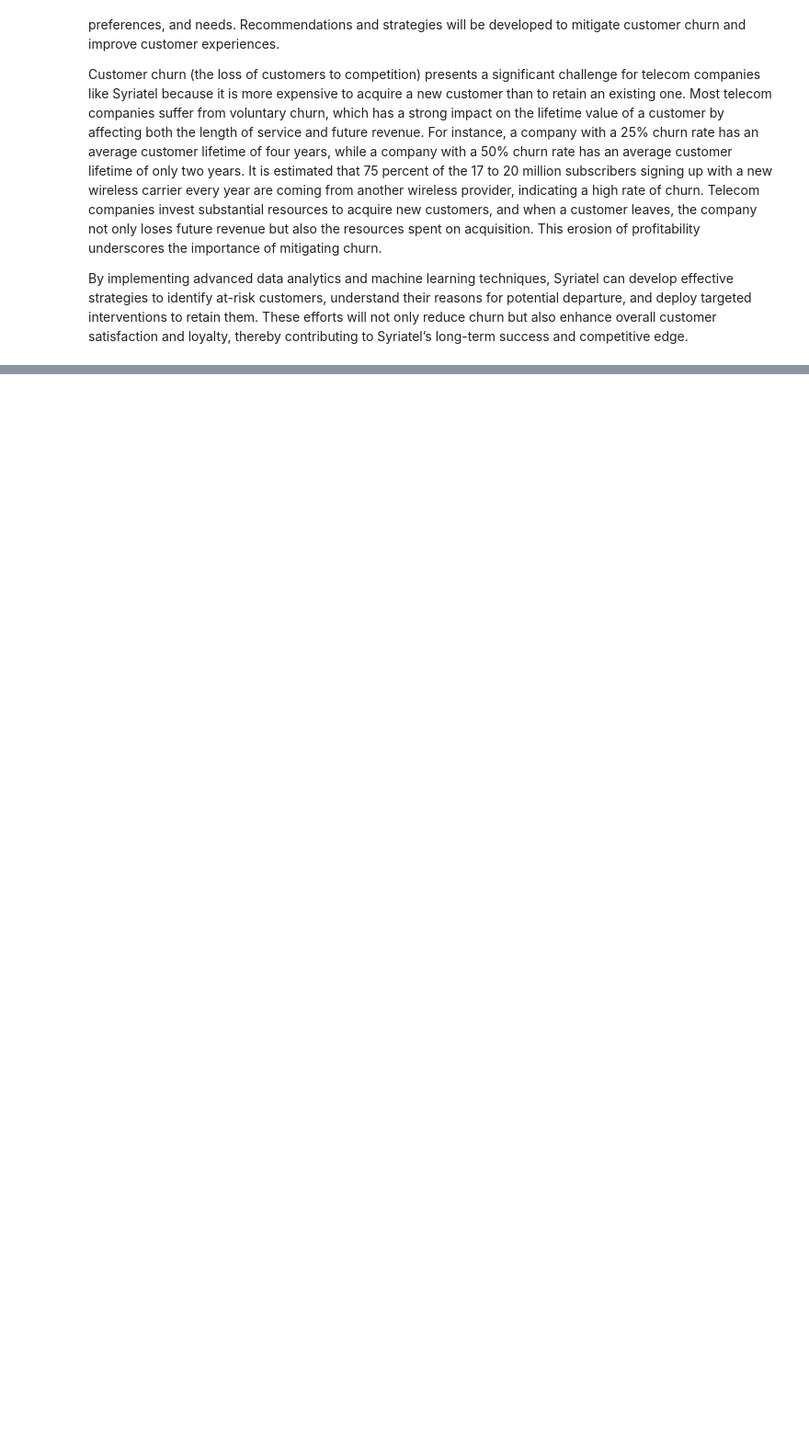
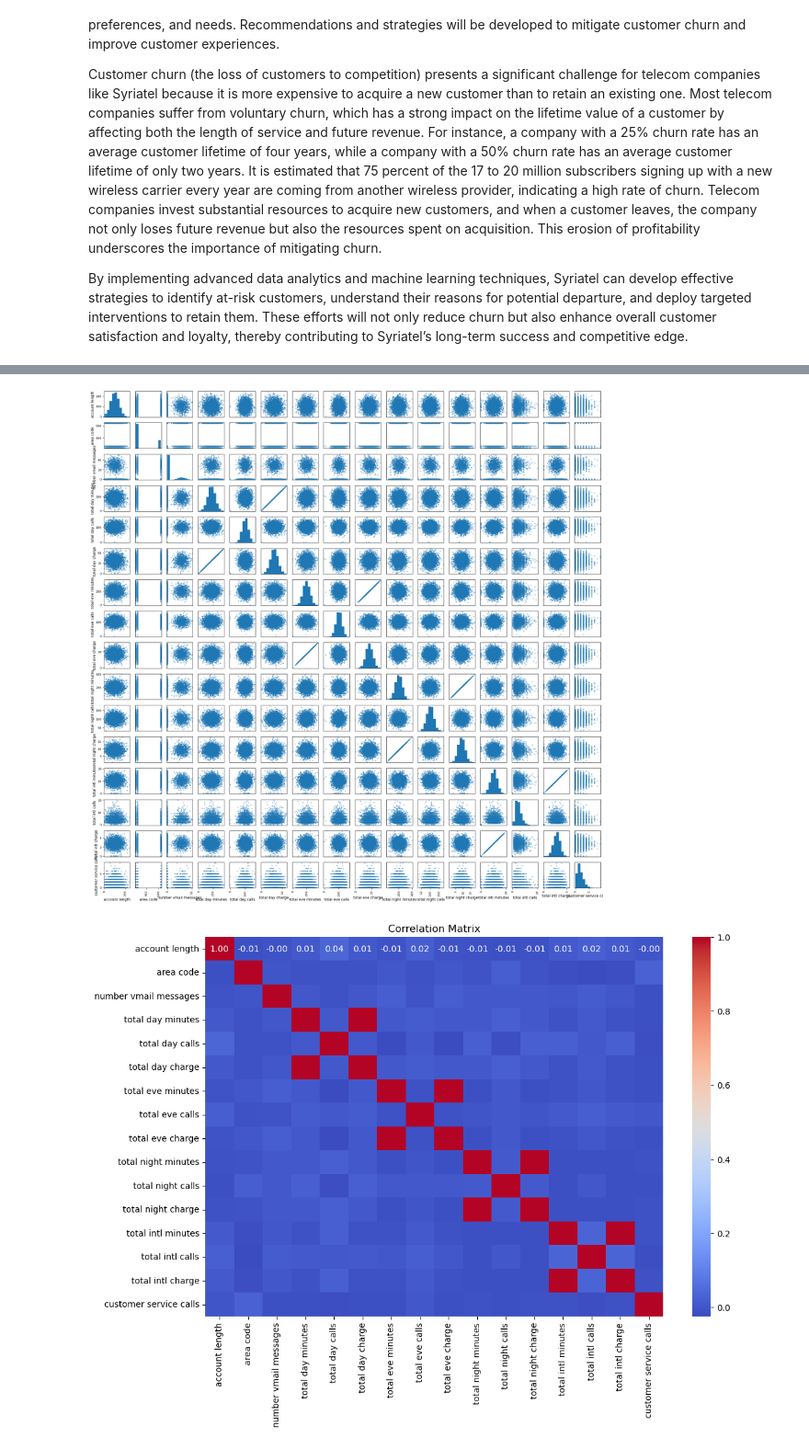
Before and after one commit to Iankip8/SyriatelCustomerChurn, a Jupyter notebook: SyriatelCustomerChurn.ipynb, the cells around one changed output, grey strips where cells are left out. Shown at 92% size. Saved outputs shown, nothing was run; the diff lists cells and outputs as text; code cells hidden in the pictures; blank space fills up the shorter version.

```diff
--- a/SyriatelCustomerChurn.ipynb
+++ b/SyriatelCustomerChurn.ipynb
@@ -33,0 +499,35 @@ By implementing advanced data analytics and machine learning techniques, Syriate
+# %%
+import pandas as pd
+import numpy as np
+import seaborn as sns
+import matplotlib.pyplot as plt
+
+class BivariateAnalysis:
+    def __init__(self, dataframe):
+        self.df = dataframe
+
+    def visualize_correlation_matrix(self):
+        # Select only numerical columns
+        numerical_vars = self.df.select_dtypes(include=['int64', 'float64']).columns.tolist()
+        numeric_vars = self.df[numerical_vars].select_dtypes(include=[np.number])
+
+        # Plot scatter matrix
+        pd.plotting.scatter_matrix(numeric_vars, figsize=(20, 20))
+        plt.tight_layout()
+        plt.show()
+
+        # Calculate the correlation matrix
+        correlation_matrix = numeric_vars.corr()
+
+        # Plot the correlation matrix using Seaborn heatmap
+        plt.figure(figsize=(12, 8))
+        sns.heatmap(correlation_matrix, annot=True, fmt=".2f", cmap="coolwarm")
+        plt.title("Correlation Matrix")
+        plt.show()
+
+# Example usage:
+bivariate_analysis = BivariateAnalysis(df)
+bivariate_analysis.visualize_correlation_matrix()
+# %% [output]
+[figure, added]
+[figure, added]
```
Also changed, not shown: parts of 29 cells of this notebook.
